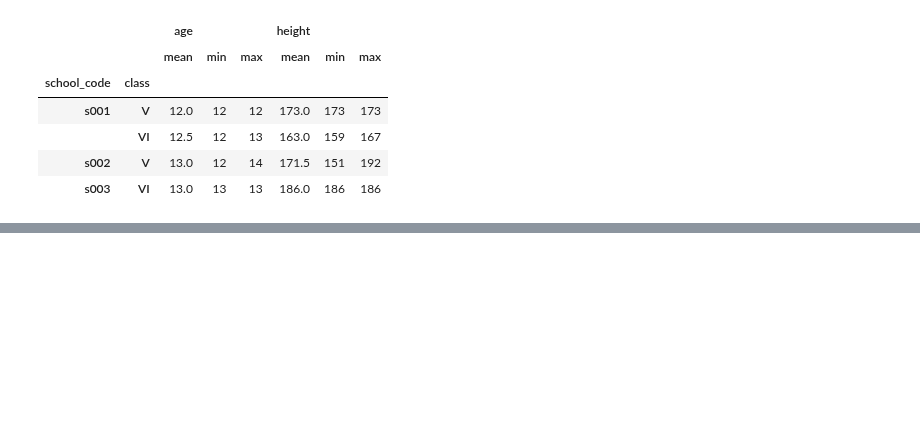
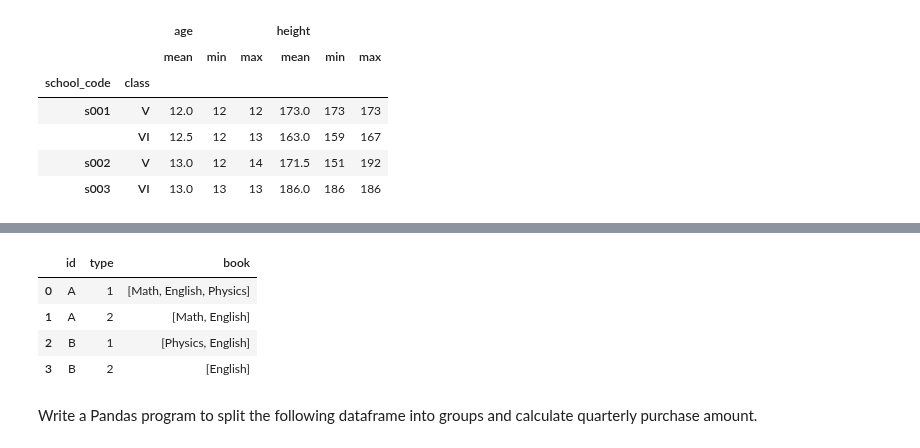
Before and after one commit to vibhutivadje/Python_for_Data_Analysis, a Jupyter notebook: student_data_analysis.ipynb, the cells around one changed output, grey strips where cells are left out. Drawn from its saved outputs; the diff is of its cells as text; code cells hidden in the pictures; blank space fills up the shorter version.

```diff
--- a/student_data_analysis.ipynb
+++ b/student_data_analysis.ipynb
@@ -618,0 +621,7 @@ res
+# %%
+df = pd.DataFrame( {'id' : ['A','A','A','A','A','A','B','B','B','B','B'],
+                    'type' : [1,1,1,1,2,2,1,1,1,2,2],
+                    'book' : ['Math','Math','English','Physics','Math','English','Physics','English','Physics','English','English']})
+
+print("Original DataFrame:")
+print(df)
@@ -618,0 +642,11 @@ res
+# %%
+new_df = df[['id', 'type', 'book']].drop_duplicates().groupby(['id','type'])['book'].apply(list).reset_index()
+new_df
+# %% [output]
+|  | id | type | book |
+| 0 | A | 1 | [Math, English, Physics] |
+| 1 | A | 2 | [Math, English] |
+| 2 | B | 1 | [Physics, English] |
+| 3 | B | 2 | [English] |
+# %% [markdown]
+Write a Pandas program to split the following dataframe into groups and calculate quarterly purchase amount.
```
Also changed, not shown: parts of 8 cells of this notebook.
